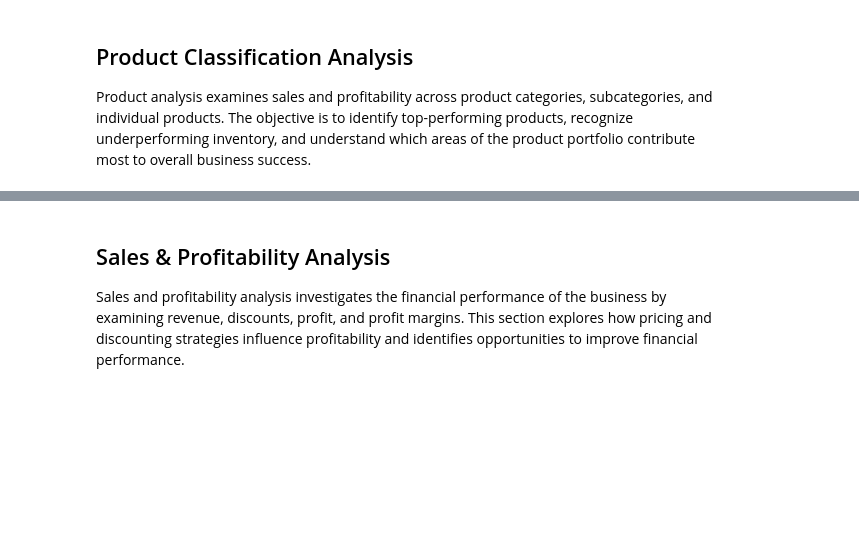
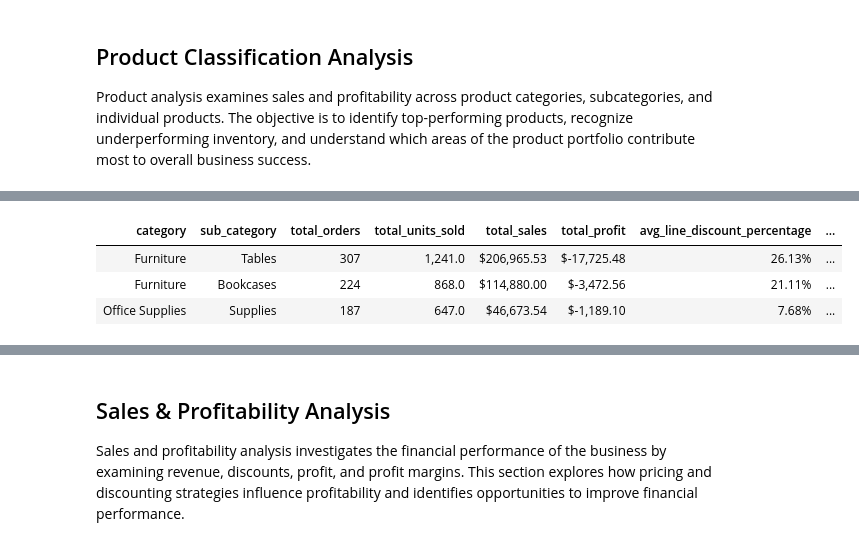
Before and after one commit to danigeiger/e_commerce_duckdb_project, a Jupyter notebook: notebooks/03_business_sql_analysis.ipynb, the cells around one changed output, grey strips where cells are left out. Drawn from its saved outputs; the diff is of its cells as text; code cells hidden in the pictures; blank space fills up the shorter version.

```diff
--- a/notebooks/03_business_sql_analysis.ipynb
+++ b/notebooks/03_business_sql_analysis.ipynb
@@ -527,0 +686,36 @@ Product analysis examines sales and profitability across product categories, sub
+# %%
+con.execute("""
+SELECT
+    category,
+    sub_category,
+    COUNT(DISTINCT order_id) AS total_orders,
+    SUM(quantity) AS total_units_sold,
+    SUM(sales) AS total_sales,
+    SUM(profit) AS total_profit,
+
+    100.0 * AVG(discount)
+        AS avg_line_discount_percentage,
+
+    100.0 * SUM(profit) / SUM(sales)
+        AS profit_margin_percentage
+
+FROM analysis_data
+
+GROUP BY category, sub_category
+
+HAVING SUM(profit) < 0
+
+ORDER BY total_profit;
+""").df().style.hide(axis="index").format({
+    "total_orders": "{:,}",
+    "total_units_sold": "{:,}",
+    "total_sales": "${:,.2f}",
+    "total_profit": "${:,.2f}",
+    "avg_line_discount_percentage": "{:.2f}%",
+    "profit_margin_percentage": "{:.2f}%"
+})
+# %% [output]
+| category | sub_category | total_orders | total_units_sold | total_sales | total_profit | avg_line_discount_percentage | ... |
+| Furniture | Tables | 307 | 1,241.0 | $206,965.53 | $-17,725.48 | 26.13% | ... |
+| Furniture | Bookcases | 224 | 868.0 | $114,880.00 | $-3,472.56 | 21.11% | ... |
+| Office Supplies | Supplies | 187 | 647.0 | $46,673.54 | $-1,189.10 | 7.68% | ... |
```
Also changed, not shown: parts of 11 cells of this notebook.
